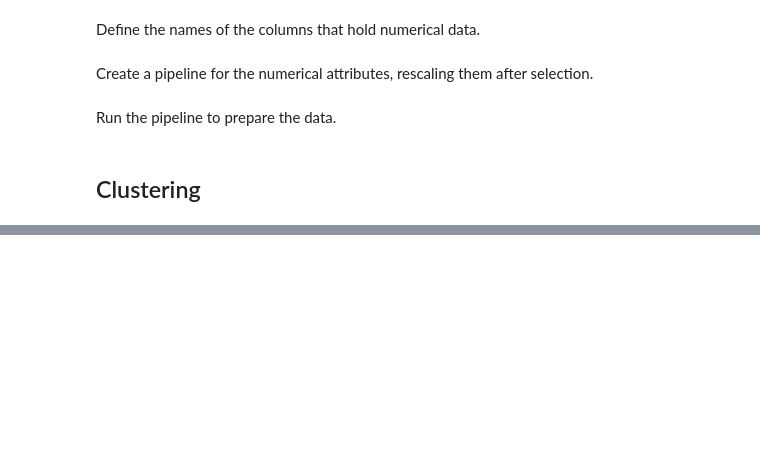
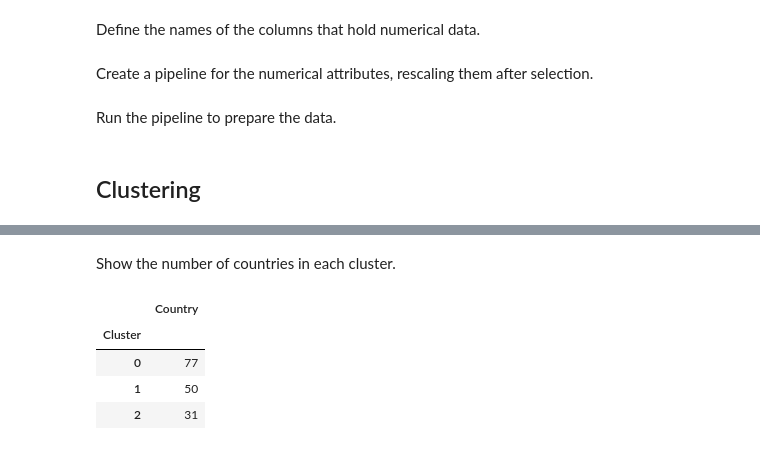
Before and after one commit to gjbex/training-material, a Jupyter notebook: Python/ScikitLearn/cluster_countries.ipynb, the cells around one changed output, grey strips where cells are left out. Drawn from its saved outputs; the diff is of its cells as text; code cells hidden in the pictures; blank space fills up the shorter version.

```diff
--- a/Python/ScikitLearn/cluster_countries.ipynb
+++ b/Python/ScikitLearn/cluster_countries.ipynb
@@ -85,0 +89,10 @@ kneighbors_graph(X, n_neighbors, mode='connectivity', metric='minkowski', p=2, m
+# %% [markdown]
+Show the number of countries in each cluster.
+# %%
+data_2015.loc[:, ('Cluster', 'Country')].groupby('Cluster').count()
+# %% [output]
+|  | Country |
+| Cluster |  |
+| 0 | 77 |
+| 1 | 50 |
+| 2 | 31 |
```
Also changed, not shown: parts of 12 cells of this notebook.
